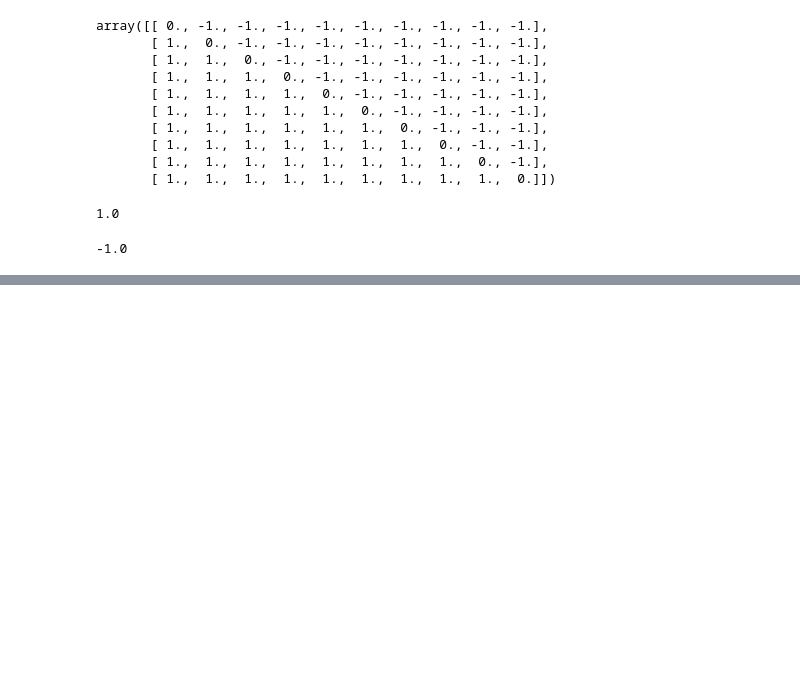
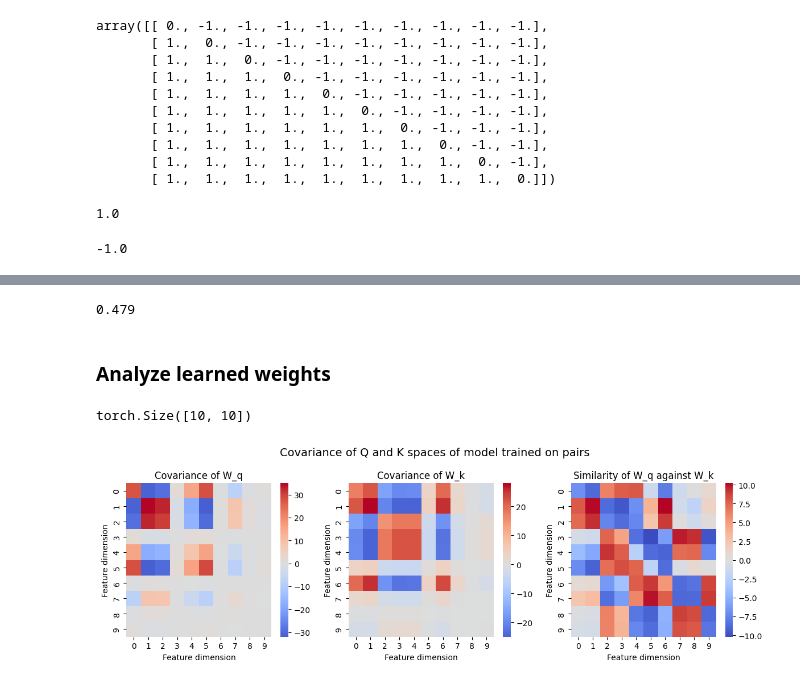
Before and after one commit to keith-murray/relational-attention, a Jupyter notebook: notebooks/ti_task/minimal_model.ipynb, the cells around one changed output, grey strips where cells are left out. Cells and saved outputs as stored; diff of their text form; code cells hidden in the pictures; blank space fills up the shorter version.

Commit message:
[update,rename,notebook] minimal solution notebook is now minimal model notebook and includes example of minimal model that doesn't learn transitive inference

```diff
--- a/notebooks/ti_task/minimal_solution.ipynb
+++ b/notebooks/ti_task/minimal_model.ipynb
@@ -293,0 +310,2 @@ transitive_inference(8,3)
+# %%
+model = RelationalAttentionHead(num_items, 2)
@@ -293,0 +319,37 @@ transitive_inference(8,3)
+# %%
+evaluate_model(model, loader_test)
+# %% [output]
+0.479
+# %% [markdown]
+### Analyze learned weights
+# %%
+Q_weights = model.W_q.weight.data
+K_weights = model.W_k.weight.data
+# %%
+cov_q = covariance(Q_weights)
+cov_k = covariance(K_weights)
+# %%
+sim_qk = (Q_weights.T @ K_weights) / (K_weights.size(-1) ** 0.5)
+sim_qk.shape
+# %% [output]
+torch.Size([10, 10])
+# %%
+fig, axes = plt.subplots(1, 3, figsize=(12, 4))
+sns.heatmap(cov_q, cmap="coolwarm", center=0, ax=axes[0])
+axes[0].set_title("Covariance of W_q")
+
+sns.heatmap(cov_k, cmap="coolwarm", center=0, ax=axes[1])
+axes[1].set_title("Covariance of W_k")
+
+sns.heatmap(sim_qk, cmap="coolwarm", center=0, ax=axes[2])
+axes[2].set_title("Similarity of W_q against W_k")
+
+for ax in axes:
+    ax.set_xlabel("Feature dimension")
+    ax.set_ylabel("Feature dimension")
+
+plt.suptitle("Covariance of Q and K spaces of model trained on pairs", fontsize=14)
+plt.tight_layout()
+plt.show()
+# %% [output]
+[figure, added]
```
Also changed, not shown: parts of 9 cells of this notebook.
